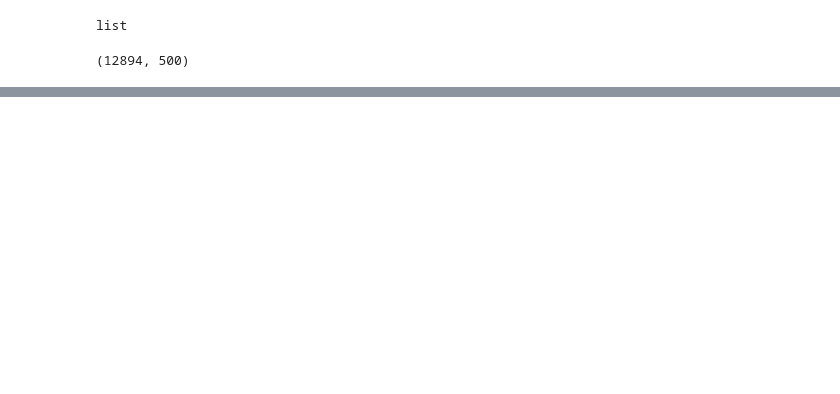
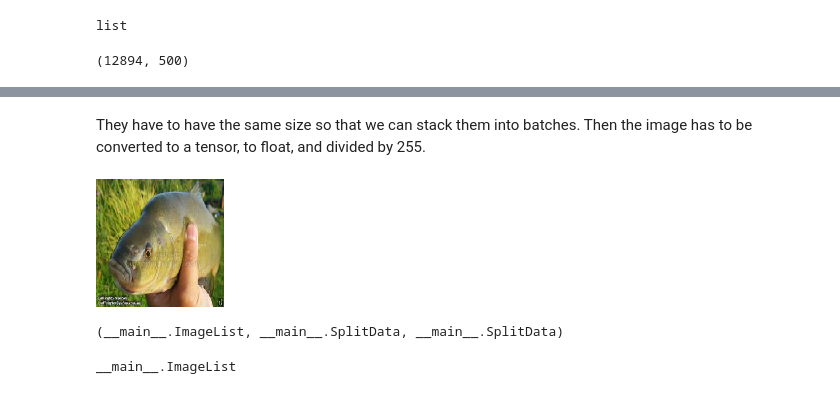
Before and after one commit to fg91/fastai_deep_learning_from_the_foundations, a Jupyter notebook: 08_data_block.ipynb, the cells around one changed output, grey strips where cells are left out. Saved outputs shown, nothing was run; the diff lists cells and outputs as text; code cells hidden in the pictures; blank space fills up the shorter version.

```diff
--- a/08_data_block.ipynb
+++ b/08_data_block.ipynb
@@ -289,0 +474,6 @@ len(train), len(valid)
+# %% [markdown]
+They have to have the same size so that we can stack them into batches. Then the image has to be converted to a tensor, to float, and divided by 255.
+# %%
+ll.train[0][0].resize((128, 128))
+# %% [output]
+[figure, added]
@@ -289,0 +514,8 @@ len(train), len(valid)
+# %%
+type(il), type(sd), type(ll)
+# %% [output]
+(__main__.ImageList, __main__.SplitData, __main__.SplitData)
+# %%
+type(sd.train)
+# %% [output]
+__main__.ImageList
```
Also changed, not shown: parts of 49 cells of this notebook.
